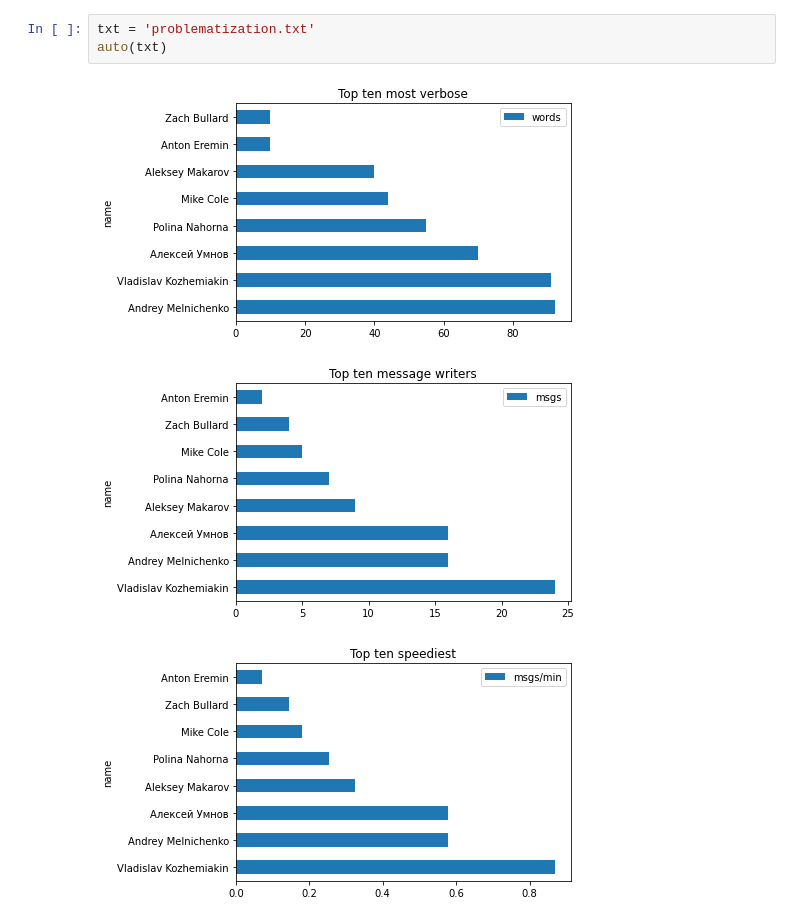
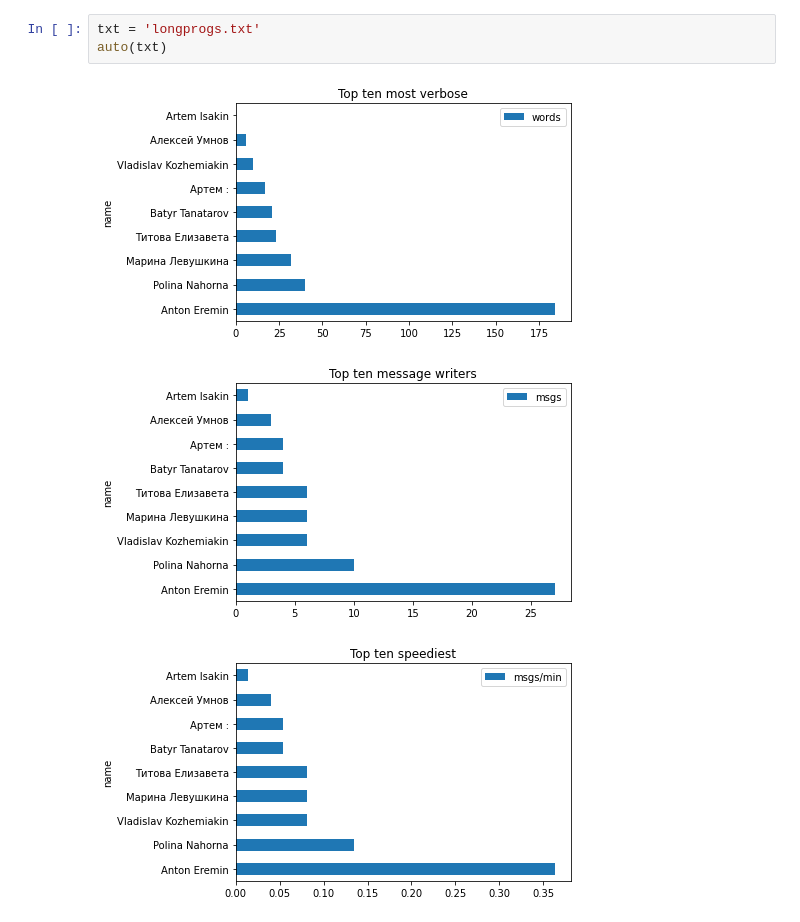
Before and after one commit to ancepsinfans/meetings, a Jupyter notebook: meeting mischief.ipynb, the cells around one changed output. Cells and saved outputs as stored; diff of their text form.

```diff
--- a/meeting mischief.ipynb
+++ b/meeting mischief.ipynb
@@ -93,9 +93,9 @@ def auto(path,name=None,create=True):
     else:
         print('use `aa()` and the full path name.')
 # %%
-txt = 'problematization.txt'
+txt = 'longprogs.txt'
 auto(txt)
 # %% [output]
-[figure, old version]
+[figure, new version]
-[figure, old version]
+[figure, new version]
-[figure, old version]
+[figure, new version]
```
Also changed, not shown: parts of 1 cell of this notebook, 24 other files.
